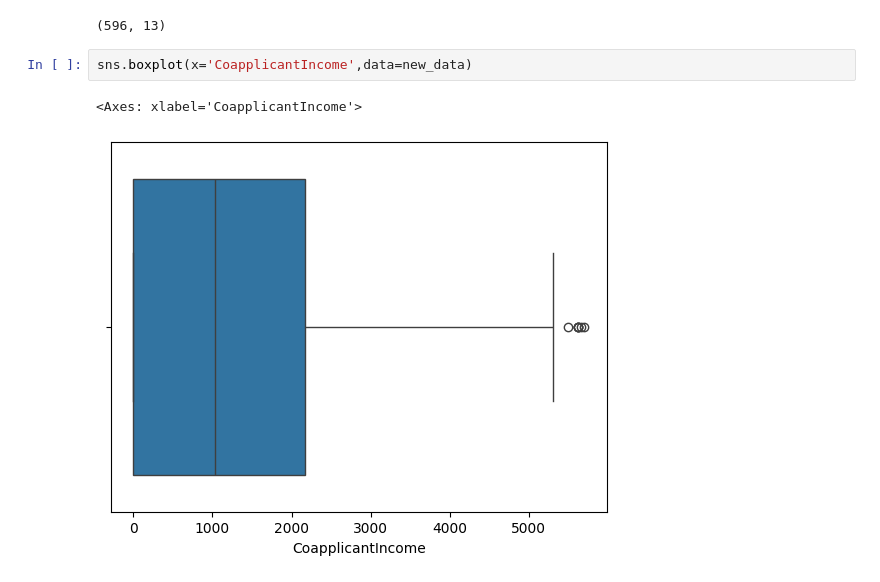
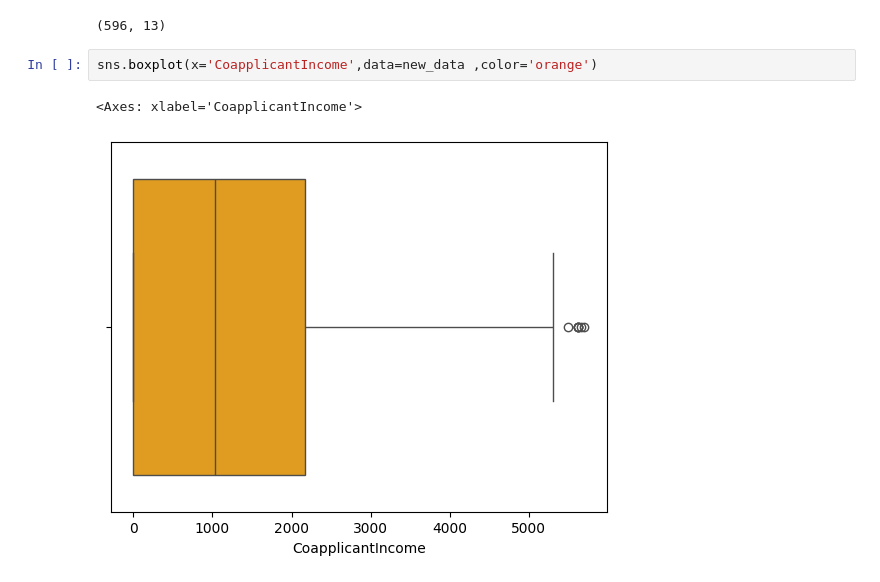
Before and after one commit to AnkitBhagat17/Data_Visualization, a Jupyter notebook: Machine_Learning.ipynb, the cells around one changed output. Saved outputs shown, nothing was run; the diff lists cells and outputs as text.

```diff
--- a/Machine_Learning.ipynb
+++ b/Machine_Learning.ipynb
@@ -879,7 +879,7 @@ new_data.shape
 # %% [output]
 (596, 13)
 # %%
-sns.boxplot(x='CoapplicantIncome',data=new_data)
+sns.boxplot(x='CoapplicantIncome',data=new_data ,color='orange')
 # %% [output]
 <Axes: xlabel='CoapplicantIncome'>
-[figure, old version]
+[figure, new version]
```
